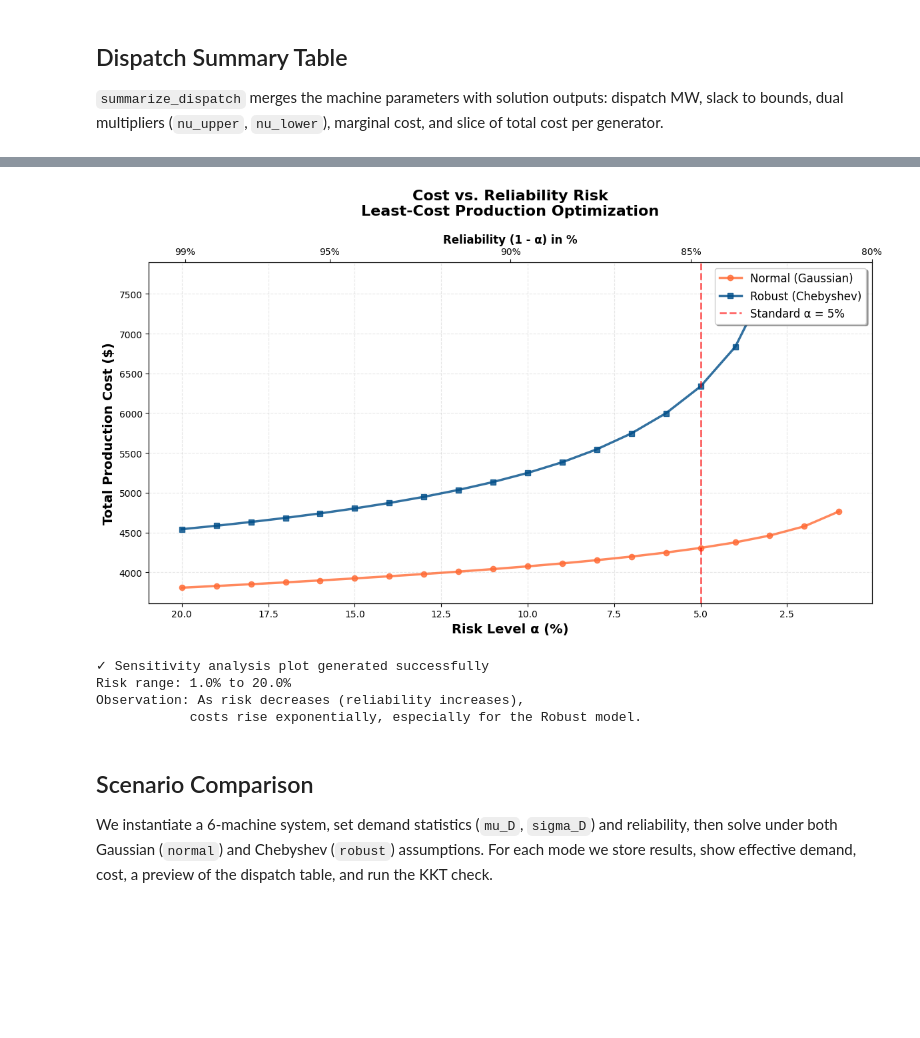
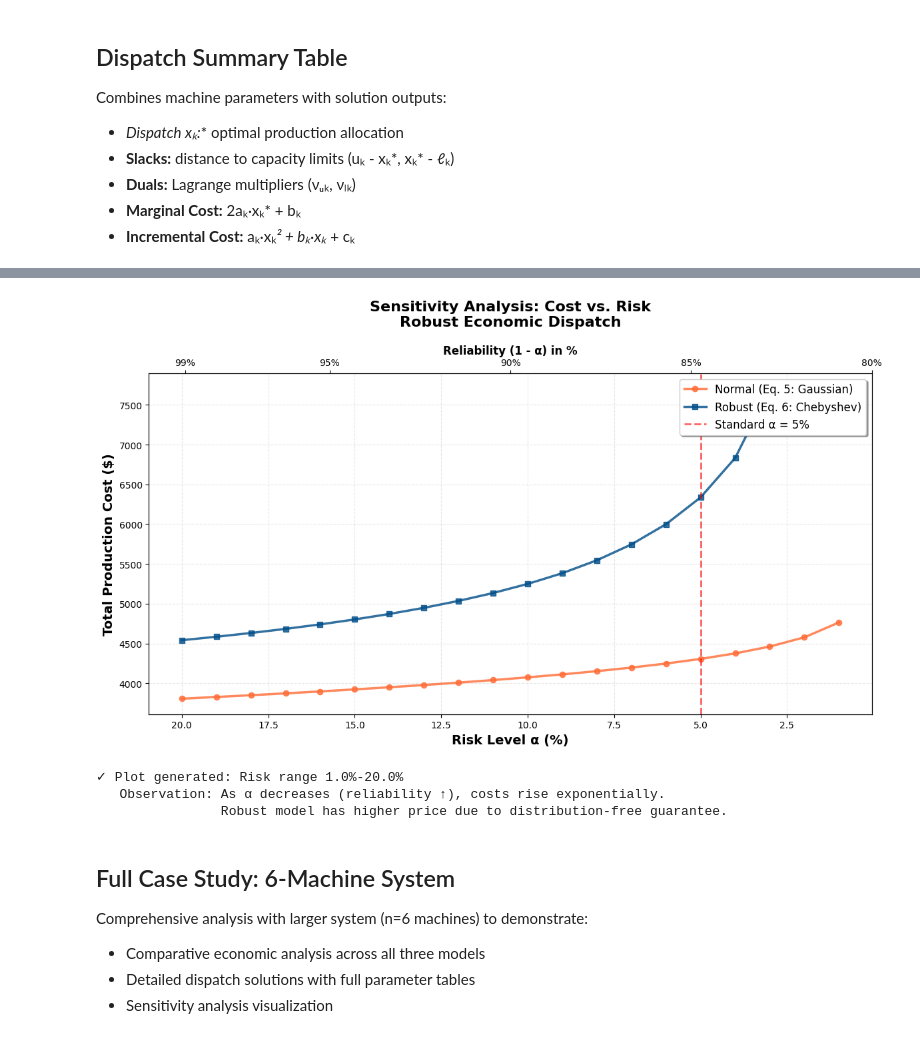
Before and after one commit to vishal36-pop/opti-project-draft, a Jupyter notebook: Opit_explained[1].ipynb, the cells around one changed output, grey strips where cells are left out. Saved outputs shown, nothing was run; the diff lists cells and outputs as text; code cells hidden in the pictures; blank space fills up the shorter version.

```diff
--- a/Opit_explained[1].ipynb
+++ b/Opit_explained[1].ipynb
@@ -243,6 +254,12 @@ def verify_kkt(system: ProductionSystem, res: Dict[str, Any], tol: float = 1e-4)
     }
 # %% [markdown]
 ## Dispatch Summary Table
-`summarize_dispatch` merges the machine parameters with solution outputs: dispatch MW, slack to bounds, dual multipliers (`nu_upper`, `nu_lower`), marginal cost, and slice of total cost per generator.
+
+Combines machine parameters with solution outputs:
+- **Dispatch xₖ*:** optimal production allocation
+- **Slacks:** distance to capacity limits (uₖ - xₖ*, xₖ* - ℓₖ)
+- **Duals:** Lagrange multipliers (νᵤₖ, νₗₖ)
+- **Marginal Cost:** 2aₖ·xₖ* + bₖ
+- **Incremental Cost:** aₖ·xₖ*² + bₖ·xₖ* + cₖ
 # %%
 def summarize_dispatch(system, res):
@@ -440,36 +438,36 @@ def plot_sensitivity_analysis(system: ProductionSystem, mu_D: float = 350.0,
 # %%
 # DEMONSTRATION: All Three Models with Economic Analysis
 
-# 1. Create the production system
-my_factory = ProductionSystem(n_machines=5, seed=42)
+# 1. Create production system with n=5 machines
+system = ProductionSystem(n_machines=5, seed=42)
 
 print("="*80)
 print("PRODUCTION SYSTEM SPECIFICATION")
 print("="*80)
-print(my_factory.describe())
-print(f"\nTotal Capacity: {my_factory.total_capacity():.2f} MW")
+print(system.describe())
+print(f"\nTotal Capacity Σuₖ: {system.total_capacity():.2f}")
 
-# 2. Define the scenario
-MEAN_DEMAND = 300
-SIGMA = 30
+# 2. Define demand scenario
+MEAN_DEMAND = 300  # μ
+SIGMA = 30  # σ
 
 # 3. Run comprehensive comparative analysis
-comparison_table = run_comparative_analysis(my_factory, mu_D=MEAN_DEMAND, sigma_D=SIGMA)
+comparison_table = run_comparative_analysis(system, mu_D=MEAN_DEMAND, sigma_D=SIGMA)
 
-# 4. Verify KKT conditions for each model
+# 4. Verify KKT conditions for all models
 print("\n\n" + "="*80)
 print("KKT VERIFICATION FOR ALL MODELS")
 print("="*80)
 
 for mode in ['deterministic', 'normal', 'robust']:
     print(f"\n{'='*80}")
-    print(f"Verifying {mode.upper()} model")
+    print(f"{mode.upper()} MODEL")
     print(f"{'='*80}")
-    res = solve_dispatch(my_factory, MEAN_DEMAND, SIGMA, reliability=0.95, mode=mode)
-    verify_kkt(my_factory, res)
+    res = solve_dispatch(system, MEAN_DEMAND, SIGMA, reliability=0.95, mode=mode)
+    verify_kkt(system, res)
 
-# 5. Generate sensitivity analysis plot
-plot_sensitivity_analysis(my_factory, mu_D=MEAN_DEMAND, sigma_D=SIGMA)
+# 5. Sensitivity analysis plot
+plot_sensitivity_analysis(system, mu_D=MEAN_DEMAND, sigma_D=SIGMA)
 # %% [output]
 ================================================================================
 PRODUCTION SYSTEM SPECIFICATION
@@ -490,12 +488,15 @@ SENSITIVITY ANALYSIS: Computing costs across risk levels...
 ================================================================================
-[figure, old version]
+[figure, new version]
-✓ Sensitivity analysis plot generated successfully
-Risk range: 1.0% to 20.0%
-Observation: As risk decreases (reliability increases),
-            costs rise exponentially, especially for the Robust model.
+✓ Plot generated: Risk range 1.0%-20.0%
+   Observation: As α decreases (reliability ↑), costs rise exponentially.
+                Robust model has higher price due to distribution-free guarantee.
 # %% [markdown]
-## Scenario Comparison
-We instantiate a 6-machine system, set demand statistics (`mu_D`, `sigma_D`) and reliability, then solve under both Gaussian (`normal`) and Chebyshev (`robust`) assumptions. For each mode we store results, show effective demand, cost, a preview of the dispatch table, and run the KKT check.
+## Full Case Study: 6-Machine System
+
+Comprehensive analysis with larger system (n=6 machines) to demonstrate:
+- Comparative economic analysis across all three models
+- Detailed dispatch solutions with full parameter tables
+- Sensitivity analysis visualization
 # %%
 # FULL CASE STUDY: 6-Machine System
 
```
Also changed, not shown: parts of 15 cells of this notebook.
